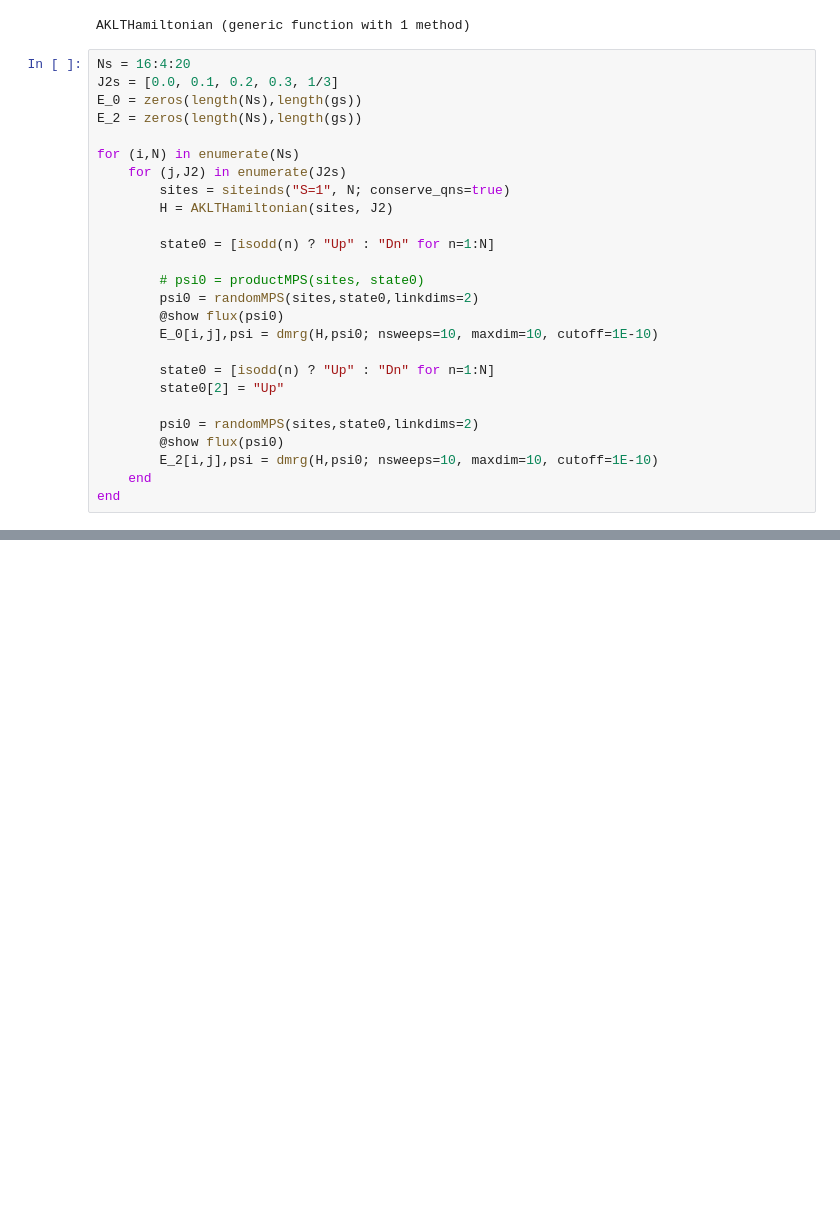
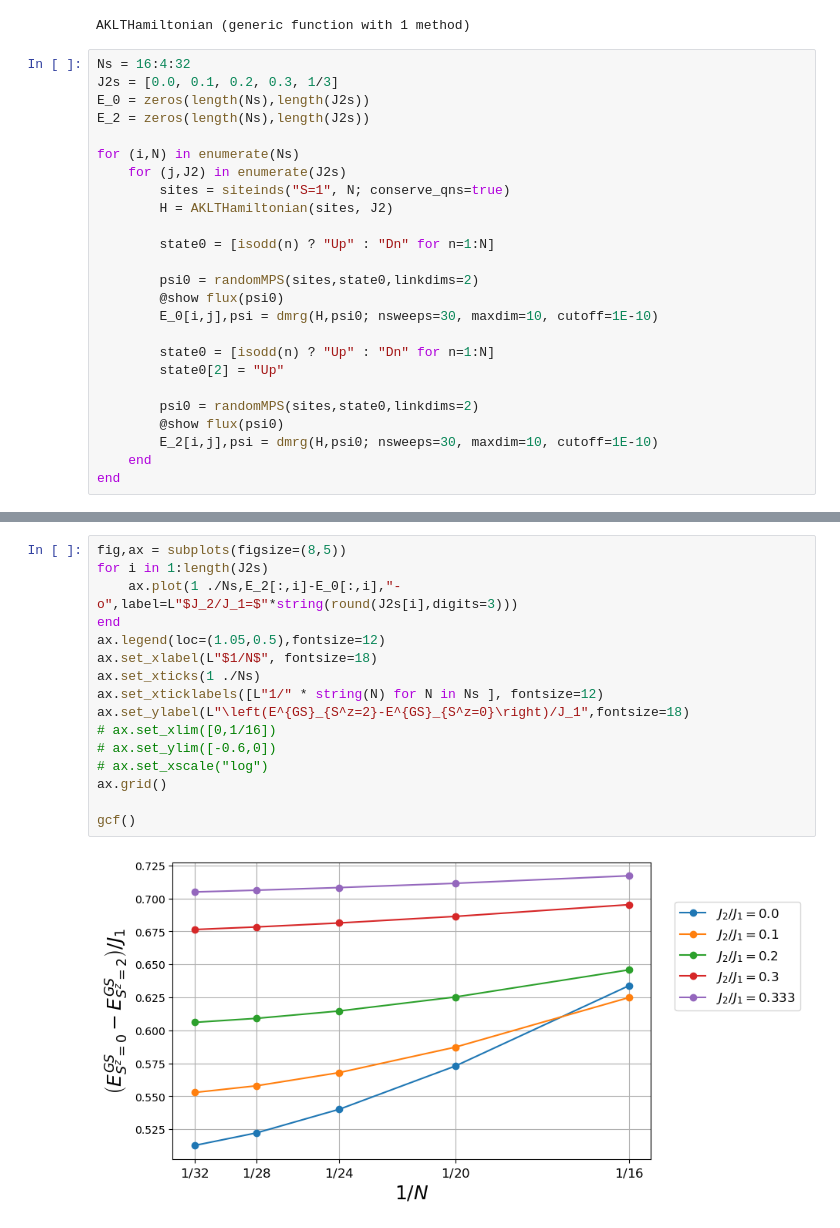
Before and after one commit to NOAMOPH/Computational-Methods-for-Many-Body-Physics, a Jupyter notebook: ProblemSets/PS03.ipynb, the cells around one changed output, grey strips where cells are left out. Saved outputs shown, nothing was run; the diff lists cells and outputs as text; blank space fills up the shorter version.

```diff
--- a/ProblemSets/PS03.ipynb
+++ b/ProblemSets/PS03.ipynb
@@ -222,10 +222,10 @@ end
 # %% [output]
 AKLTHamiltonian (generic function with 1 method)
 # %%
-Ns = 16:4:20
+Ns = 16:4:32
 J2s = [0.0, 0.1, 0.2, 0.3, 1/3]
-E_0 = zeros(length(Ns),length(gs))
-E_2 = zeros(length(Ns),length(gs))
+E_0 = zeros(length(Ns),length(J2s))
+E_2 = zeros(length(Ns),length(J2s))
 
 for (i,N) in enumerate(Ns)
     for (j,J2) in enumerate(J2s)
@@ -234,16 +234,15 @@ for (i,N) in enumerate(Ns)
 
         state0 = [isodd(n) ? "Up" : "Dn" for n=1:N]
 
-        # psi0 = productMPS(sites, state0)
         psi0 = randomMPS(sites,state0,linkdims=2)
         @show flux(psi0)
-        E_0[i,j],psi = dmrg(H,psi0; nsweeps=10, maxdim=10, cutoff=1E-10)
+        E_0[i,j],psi = dmrg(H,psi0; nsweeps=30, maxdim=10, cutoff=1E-10)
 
         state0 = [isodd(n) ? "Up" : "Dn" for n=1:N]
         state0[2] = "Up"
 
         psi0 = randomMPS(sites,state0,linkdims=2)
         @show flux(psi0)
-        E_2[i,j],psi = dmrg(H,psi0; nsweeps=10, maxdim=10, cutoff=1E-10)
+        E_2[i,j],psi = dmrg(H,psi0; nsweeps=30, maxdim=10, cutoff=1E-10)
     end
 end
@@ -250,2 +267,20 @@ end
+# %%
+fig,ax = subplots(figsize=(8,5))
+for i in 1:length(J2s)
+    ax.plot(1 ./Ns,E_2[:,i]-E_0[:,i],"-o",label=L"$J_2/J_1=$"*string(round(J2s[i],digits=3)))
+end
+ax.legend(loc=(1.05,0.5),fontsize=12)
+ax.set_xlabel(L"$1/N$", fontsize=18)
+ax.set_xticks(1 ./Ns)
+ax.set_xticklabels([L"1/" * string(N) for N in Ns ], fontsize=12)
+ax.set_ylabel(L"\left(E^{GS}_{S^z=2}-E^{GS}_{S^z=0}\right)/J_1",fontsize=18)
+# ax.set_xlim([0,1/16])
+# ax.set_ylim([-0.6,0])
+# ax.set_xscale("log")
+ax.grid()
+
+gcf()
+# %% [output]
+[figure, added]
 # %% [markdown]
 ## 2-2
```
Also changed, not shown: parts of 6 cells of this notebook, 2 other files.
